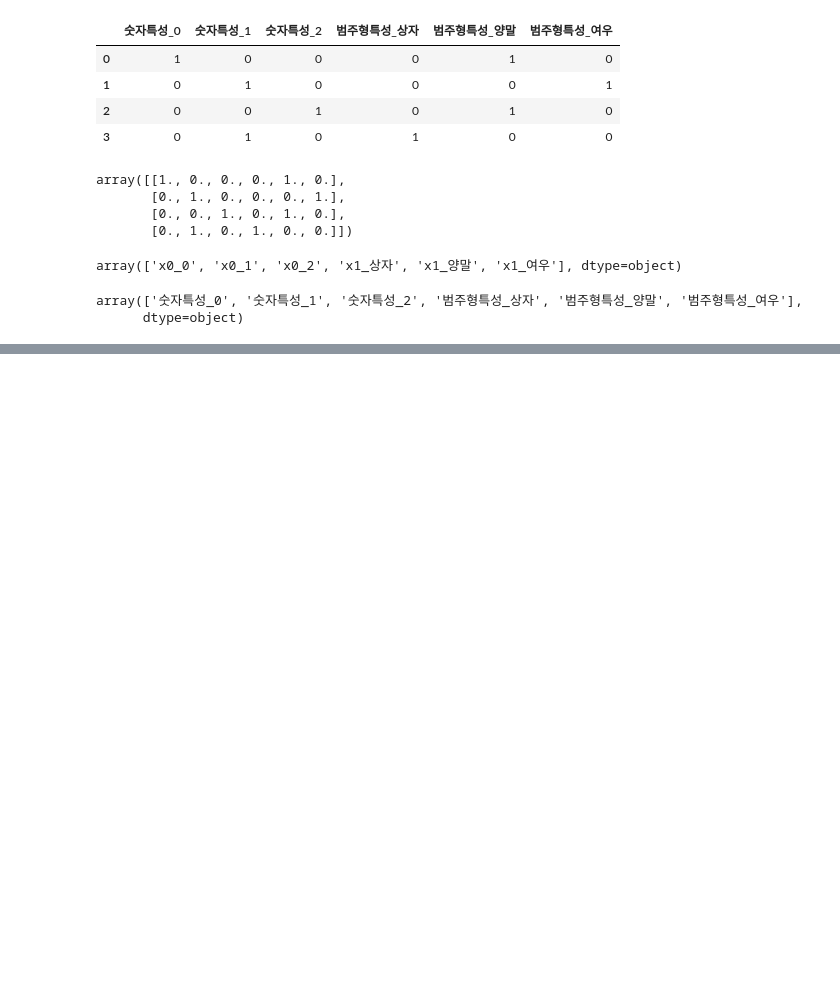
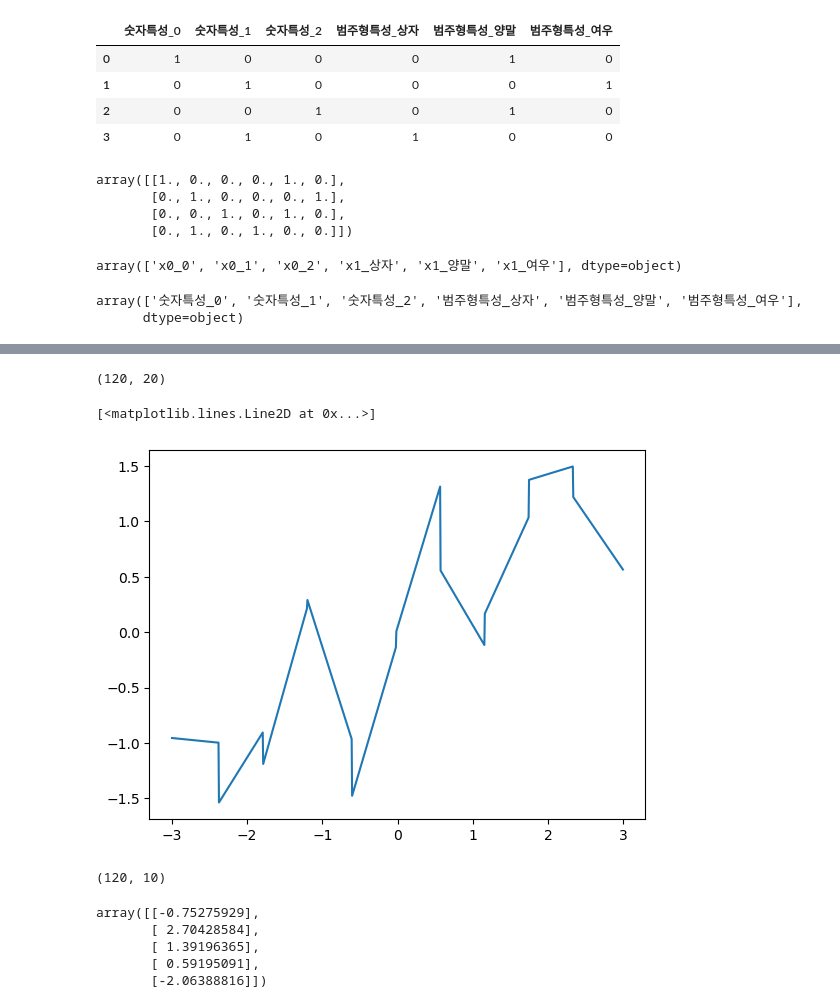
Before and after one commit to davidptuackr/ppb, a Jupyter notebook: 04_특성공학.ipynb, the cells around one changed output, grey strips where cells are left out. Cells and saved outputs as stored; diff of their text form; code cells hidden in the pictures; blank space fills up the shorter version.

```diff
--- a/04_특성공학.ipynb
+++ b/04_특성공학.ipynb
@@ -183,0 +340,3 @@ ct = ColumnTransformer([
+# %%
+X_product = np.hstack([X_binned, X * X_binned])
+X_product
@@ -183,0 +357,12 @@ ct = ColumnTransformer([
+# %%
+X_product.shape
+# %% [output]
+(120, 20)
+# %%
+reg = LinearRegression().fit(X_product, y)
+
+line_product = np.hstack([line_binned, line * line_binned])
+plt.plot(line, reg.predict(line_product), label='PRODUCT')
+# %% [output]
+[<matplotlib.lines.Line2D at 0x...>]
+[figure, added]
@@ -183,0 +376,12 @@ ct = ColumnTransformer([
+# %%
+X_poly.shape
+# %% [output]
+(120, 10)
+# %%
+X[ : 5]
+# %% [output]
+array([[-0.75275929],
+       [ 2.70428584],
+       [ 1.39196365],
+       [ 0.59195091],
+       [-2.06388816]])
```
Also changed, not shown: parts of 34 cells of this notebook.
